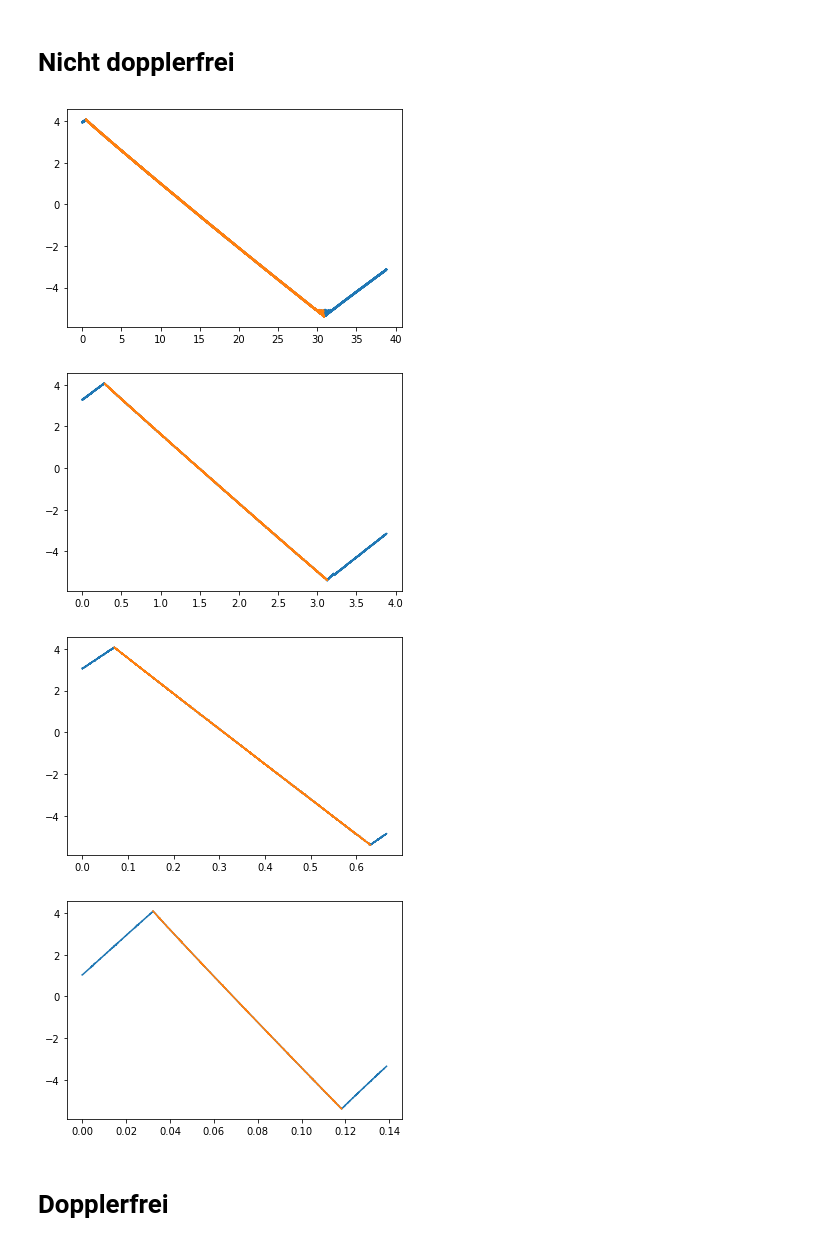
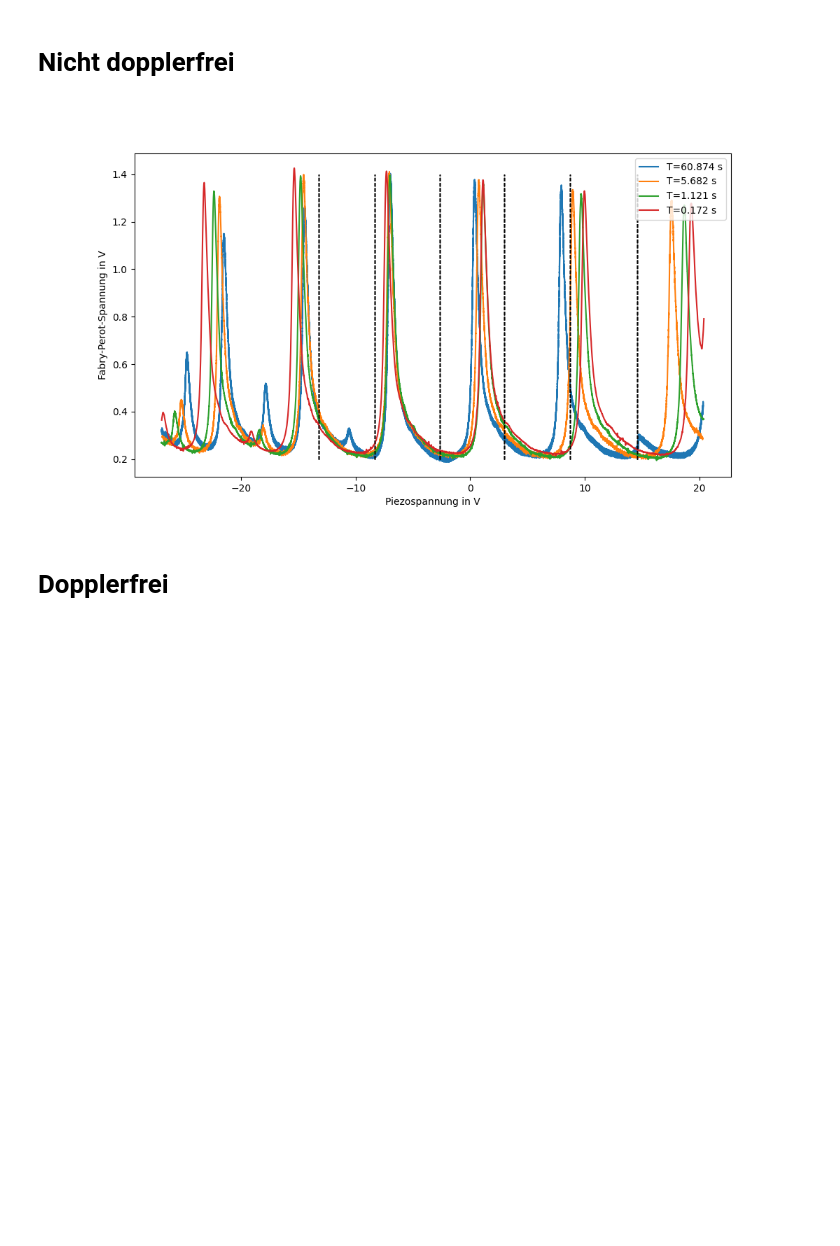
Before and after one commit to cedrickrm/F-Prak, a Jupyter notebook: Laserspektroskopie/laser.ipynb, the cells around one changed output. Cells and saved outputs as stored; diff of their text form; code cells hidden in the pictures; blank space fills up the shorter version.

Commit message:
vorläufiger plot für kalibrierung erstellt. Sieht nicht gut aus

```diff
--- a/Laserspektroskopie/laser.ipynb
+++ b/Laserspektroskopie/laser.ipynb
@@ -1,11 +1,12 @@
 # %%
 import numpy as np
 import matplotlib.pyplot as plt
-from scipy.signal import find_peaks
+from scipy.signal import find_peaks, savgol_filter
 from scipy.signal import peak_widths
 from matplotlib.gridspec import GridSpec
 import csv
 import os
+import ipympl
 
 class LaserData:
     def __init__(self,path):
@@ -17,11 +18,13 @@ class LaserData:
             self.piezo_voltage = []
             self.fabry_perot = []
             self.probe_laser = []
+            self.laser_voltage = []
             for line in self.file:
                 self.time.append(float(line[0]))
                 self.piezo_voltage.append(float(line[1]))
                 self.fabry_perot.append(float(line[2]))
                 self.probe_laser.append(float(line[3]))
+                self.laser_voltage.append(float(line[4]))
             self.time = np.array(self.time)
             self.piezo_voltage = np.array(self.piezo_voltage)
             self.fabry_perot = np.array(self.fabry_perot)
@@ -43,10 +46,11 @@ class LaserData:
 
     def slice_data(self, idx_start, idx_stop):
         # deletes the data outside the given index_range
-        self.time = self.time[idx_start:idx_stop]
+        self.time = self.time[idx_start:idx_stop] - self.time[idx_start]
         self.piezo_voltage = self.piezo_voltage[idx_start:idx_stop]
         self.fabry_perot = self.fabry_perot[idx_start:idx_stop]
         self.probe_laser = self.probe_laser[idx_start:idx_stop]
+        self.laser_voltage = self.laser_voltage[idx_start:idx_stop]
 
 
 
@@ -61,30 +65,44 @@ laser.plot(with_peaks=True)
 # %%
 #relevante files einlesen
 filenames = sorted([file for file in os.listdir('Data/') if file.__contains__('nicht_dopplerfrei_freq')])
 
+#new figure
+%matplotlib widget
+#plt.clf()
+fig = plt.figure(figsize=(11,6))
+
+#Piezo-Spannungen für die händisch gemessenen Peaks (für absteigende Spannung)
+peaks_manuell_V = np.array([-13.2, -8.36, -2.67, 2.96, 8.70, 14.6])
+
+#korrespondierende Wellenlängen
+wavelengths_nm = np.array([229, 233, 237, 241, 245, 249]) * 10**(-3) + 780
+
 for file in filenames:
     laser = LaserData('Data/'+file)
-
-    plt.plot(laser.time, laser.piezo_voltage)
 
     #starting time
     idx_start = np.argmax(laser.piezo_voltage)
     idx_stop  = np.argmin(laser.piezo_voltage)
 
     t_start = laser.time[idx_start]
     t_stop = laser.time[idx_stop]
 
-    laser.slice_data(idx_start, idx_stop)
-
-    plt.plot(laser.time, laser.piezo_voltage)
+    period = 2 * (t_stop - t_start)
 
 
-    plt.show()
+    laser.slice_data(idx_start, idx_stop)
+    #plt.plot(laser.piezo_voltage)
+    laser.piezo_voltage = savgol_filter(laser.piezo_voltage, 1000, 1)
+    #plt.plot(laser.piezo_voltage)
+    plt.plot(5 * laser.piezo_voltage, laser.fabry_perot, label=f'T={period:.3f} s')
+
+    for i,peak in enumerate(peaks_manuell_V):
+        plt.plot(np.array([peak, peak]), [0.2, 1.4],'--', color='black', linewidth=1)
+    plt.legend()
+    plt.xlabel('Piezospannung in V')
+    plt.ylabel('Fabry-Perot-Spannung in V')
     #laser.plot(with_peaks=True)
 # %% [output]
-[figure, old version]
+[figure, new version]
-[figure, removed]
-[figure, removed]
-[figure, removed]
 # %% [markdown]
 # Dopplerfrei
```
Also changed, not shown: parts of 1 cell of this notebook.
